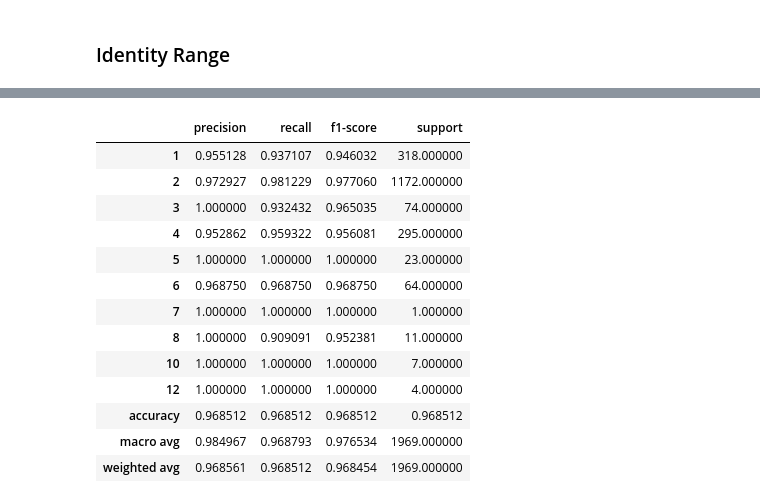
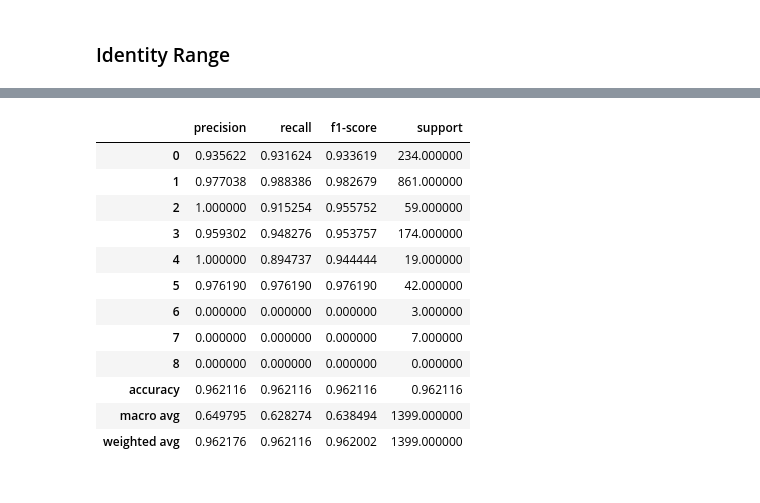
Before and after one commit to tibbdc/DeepSub, a Jupyter notebook: 04_Blastp.ipynb, the cells around one changed output, grey strips where cells are left out. Saved outputs shown, nothing was run; the diff lists cells and outputs as text; code cells hidden in the pictures.

```diff
--- a/04_Blastp.ipynb
+++ b/04_Blastp.ipynb
@@ -144,7 +168,7 @@ blast_report
 ### Identity Range
 # %%
 blast_columns = ["Query", "Subject", "Identity", "Length", "Mismatches", "Gaps", "Query_start", "Query_end", "Subject_start", "Subject_end", "E_value", "Bit_score"]
-blast_df = pd.read_csv("blastp/output1.txt", sep='\t', header=None, names=blast_columns)
+blast_df = pd.read_csv("blastp/output.txt", sep='\t', header=None, names=blast_columns)
 blast_df
 # %% [output]
 |  | Query | Subject | Identity | Length | Mismatches | Gaps | Query_start | Query_end | Subject_start | ... |
@@ -185,17 +210,16 @@ label, predict = run(test_dataset)
 # %%
-pd.DataFrame(classification_report(label, predict, zero_division=0, output_dict=True, target_names=[1,2,3,4,5,6,7,8,10,12])).T
+pd.DataFrame(classification_report(label, predict, zero_division=0, output_dict=True)).T
 # %% [output]
 |  | precision | recall | f1-score | support |
-| 1 | 0.955128 | 0.937107 | 0.946032 | 318.000000 |
-| 2 | 0.972927 | 0.981229 | 0.977060 | 1172.000000 |
-| 3 | 1.000000 | 0.932432 | 0.965035 | 74.000000 |
-| 4 | 0.952862 | 0.959322 | 0.956081 | 295.000000 |
-| 5 | 1.000000 | 1.000000 | 1.000000 | 23.000000 |
-| 6 | 0.968750 | 0.968750 | 0.968750 | 64.000000 |
-| 7 | 1.000000 | 1.000000 | 1.000000 | 1.000000 |
-| 8 | 1.000000 | 0.909091 | 0.952381 | 11.000000 |
-| 10 | 1.000000 | 1.000000 | 1.000000 | 7.000000 |
-| 12 | 1.000000 | 1.000000 | 1.000000 | 4.000000 |
-| accuracy | 0.968512 | 0.968512 | 0.968512 | 0.968512 |
-| macro avg | 0.984967 | 0.968793 | 0.976534 | 1969.000000 |
-| weighted avg | 0.968561 | 0.968512 | 0.968454 | 1969.000000 |
+| 0 | 0.935622 | 0.931624 | 0.933619 | 234.000000 |
+| 1 | 0.977038 | 0.988386 | 0.982679 | 861.000000 |
+| 2 | 1.000000 | 0.915254 | 0.955752 | 59.000000 |
+| 3 | 0.959302 | 0.948276 | 0.953757 | 174.000000 |
+| 4 | 1.000000 | 0.894737 | 0.944444 | 19.000000 |
+| 5 | 0.976190 | 0.976190 | 0.976190 | 42.000000 |
+| 6 | 0.000000 | 0.000000 | 0.000000 | 3.000000 |
+| 7 | 0.000000 | 0.000000 | 0.000000 | 7.000000 |
+| 8 | 0.000000 | 0.000000 | 0.000000 | 0.000000 |
+| accuracy | 0.962116 | 0.962116 | 0.962116 | 0.962116 |
+| macro avg | 0.649795 | 0.628274 | 0.638494 | 1399.000000 |
+| weighted avg | 0.962176 | 0.962116 | 0.962002 | 1399.000000 |
```
Also changed, not shown: parts of 12 cells of this notebook.
